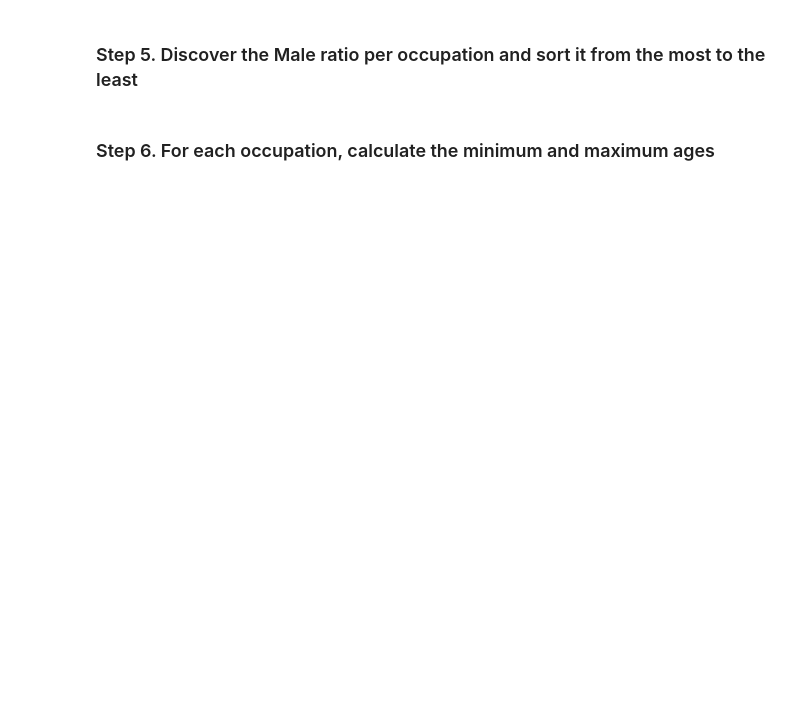
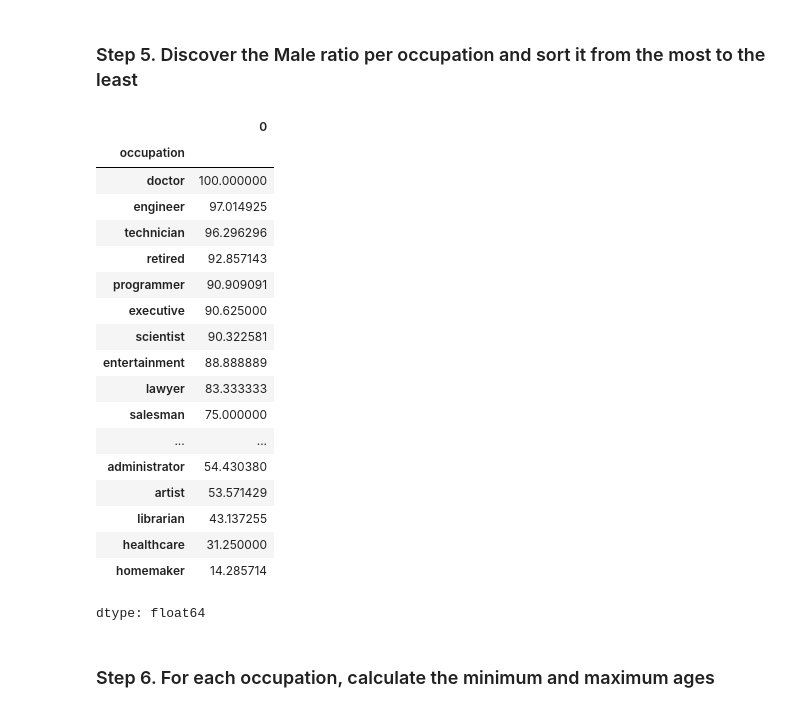
Before and after one commit to oyrslufe/ESAA, a Jupyter notebook: YB_0313_grouping_occupation(1).ipynb, the cells around one changed output. Saved outputs shown, nothing was run; the diff lists cells and outputs as text; code cells hidden in the pictures; blank space fills up the shorter version.

```diff
--- a/YB_0313_grouping_occupation(1).ipynb
+++ b/YB_0313_grouping_occupation(1).ipynb
@@ -15,4 +51,40 @@ Special thanks to: https://github.com/justmarkham for sharing the dataset and ma
 # %% [markdown]
 ### Step 5. Discover the Male ratio per occupation and sort it from the most to the least
+# %%
+# create a function
+def gender_to_numeric(x):
+    if x == 'M':
+        return 1
+    if x == 'F':
+        return 0
+
+# apply the function to the gender column and create a new column
+users['gender_n'] = users['gender'].apply(gender_to_numeric)
+
+
+a = users.groupby('occupation').gender_n.sum() / users.occupation.value_counts() * 100
+
+# sort to the most male
+a.sort_values(ascending = False)
+# %% [output]
+|  | 0 |
+| occupation |  |
+| doctor | 100.000000 |
+| engineer | 97.014925 |
+| technician | 96.296296 |
+| retired | 92.857143 |
+| programmer | 90.909091 |
+| executive | 90.625000 |
+| scientist | 90.322581 |
+| entertainment | 88.888889 |
+| lawyer | 83.333333 |
+| salesman | 75.000000 |
+| ... | ... |
+| administrator | 54.430380 |
+| artist | 53.571429 |
+| librarian | 43.137255 |
+| healthcare | 31.250000 |
+| homemaker | 14.285714 |
+dtype: float64
 # %% [markdown]
 ### Step 6. For each occupation, calculate the minimum and maximum ages
```
Also changed, not shown: parts of 6 cells of this notebook.
